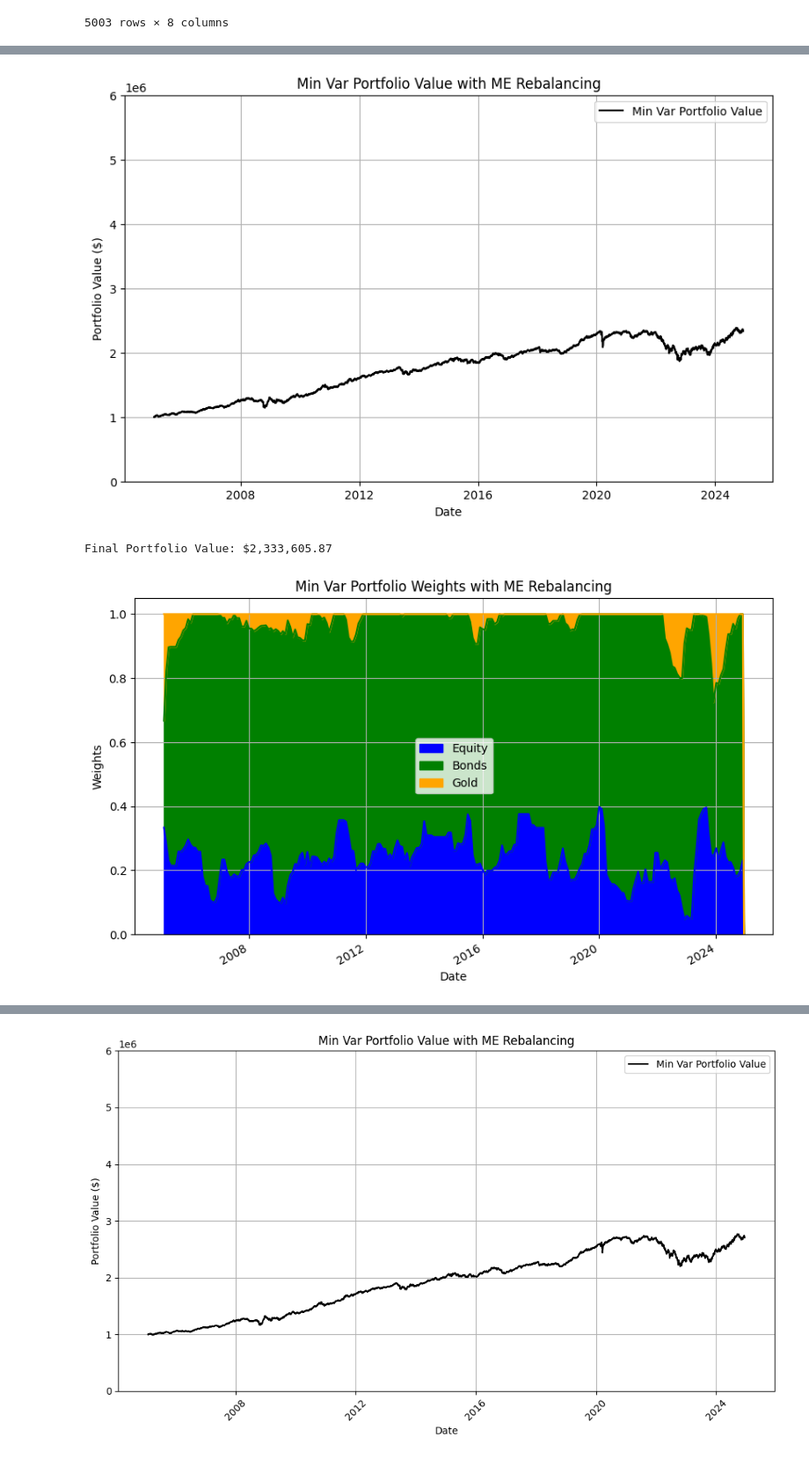
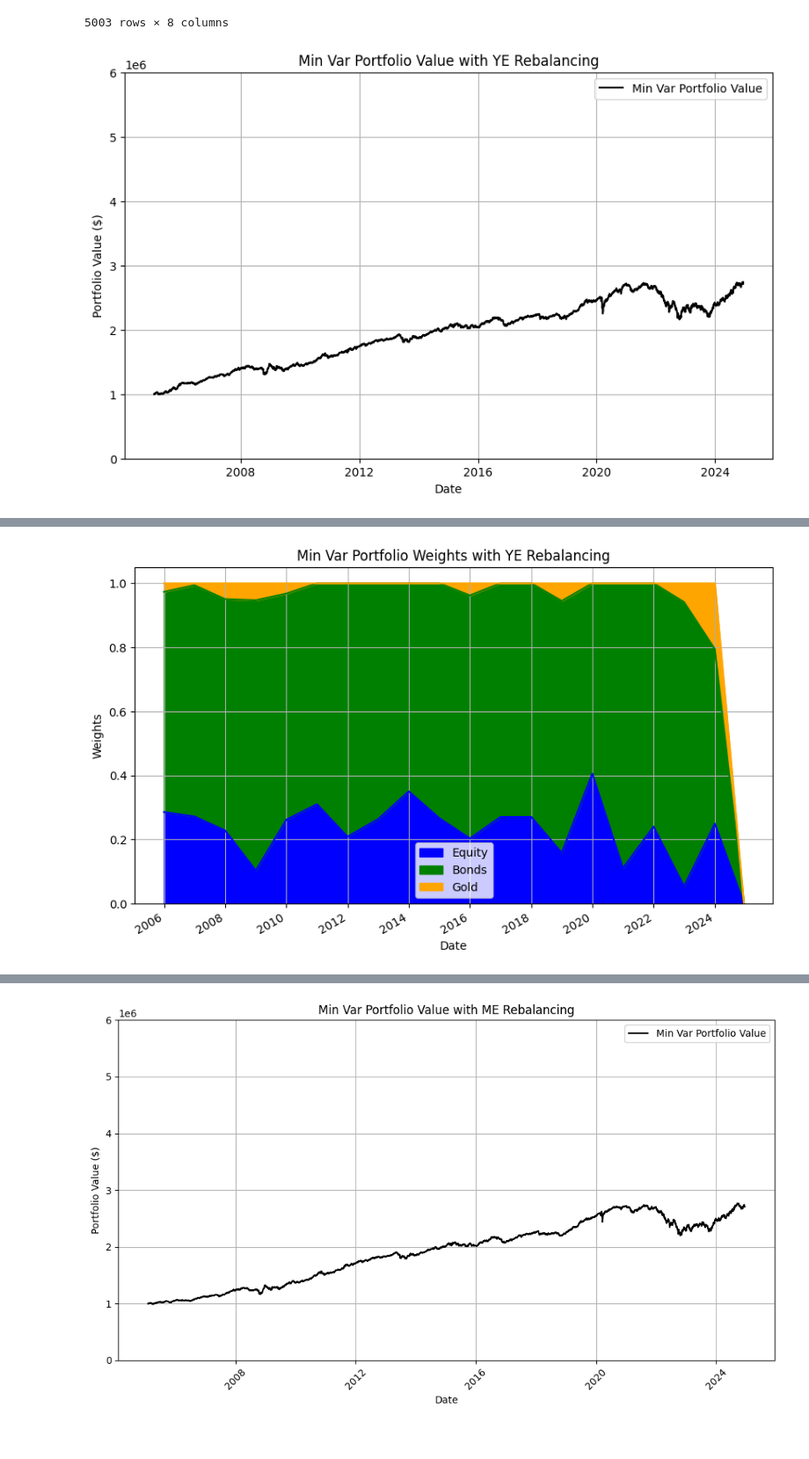
Before and after one commit to plaishev/asset_mgmt_seminar, a Jupyter notebook: Min_Var.ipynb, the cells around one changed output, grey strips where cells are left out. Shown at 88% size. Saved outputs shown, nothing was run; the diff lists cells and outputs as text; code cells hidden in the pictures.

```diff
--- a/Min_Var.ipynb
+++ b/Min_Var.ipynb
@@ -78,10 +78,10 @@ returns
 #### Min Var Portfolio Construction #### ver 3.0
 
 #Variables
-rebalance_frequency = 'ME'  # 'ME' = monthly, 'QE' = quarterly, 'YE' = yearly
+rebalance_frequency = 'YE'  # 'ME' = monthly, 'QE' = quarterly, 'YE' = yearly
 initial_investment = 1000000
 lookback_days = 180
-tc_rate = 0.000
+tc_rate = 0.001
 
 # Helper Functions
 def calc_portfolio_variance(w, cov_matrix):
@@ -222,3 +222,4 @@ plt.ylabel('Weights')
 plt.grid(True)
 plt.show()
 # %% [output]
+[figure, new version]
@@ -226,6 +227,4 @@ Insufficient data for covariance estimation at 2005-01-31 00:00:00. Skipping reb
-[figure, old version]
-Final Portfolio Value: $2,333,605.87
-[figure, old version]
+[figure, new version]
 # %%
 #### Min Var Portfolio Analytics #### ver 3.0
 
```
Also changed, not shown: parts of 2 cells of this notebook.
